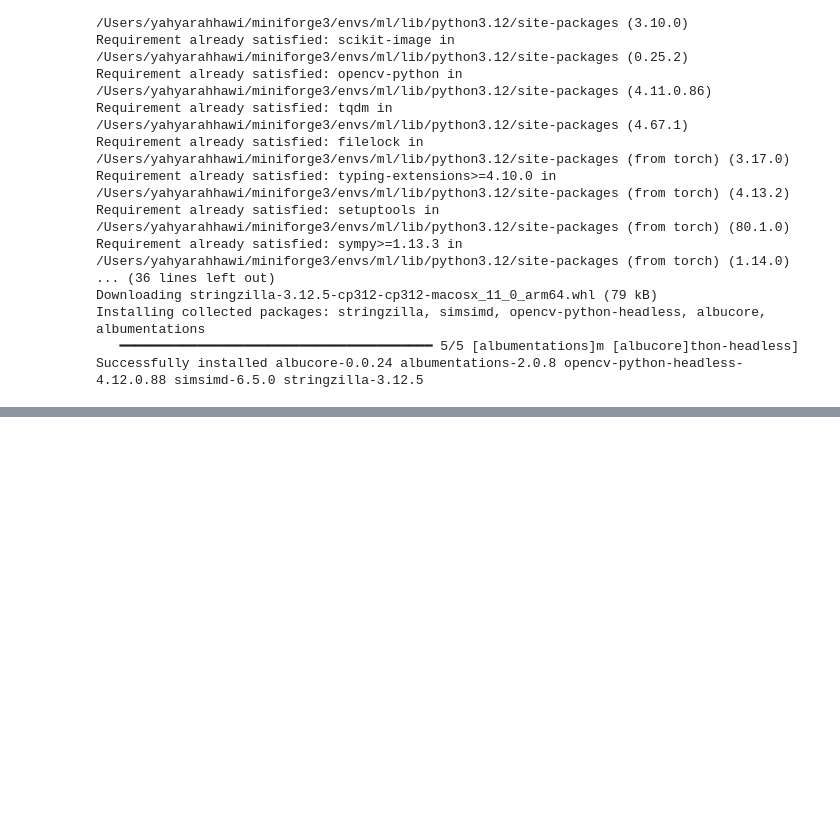
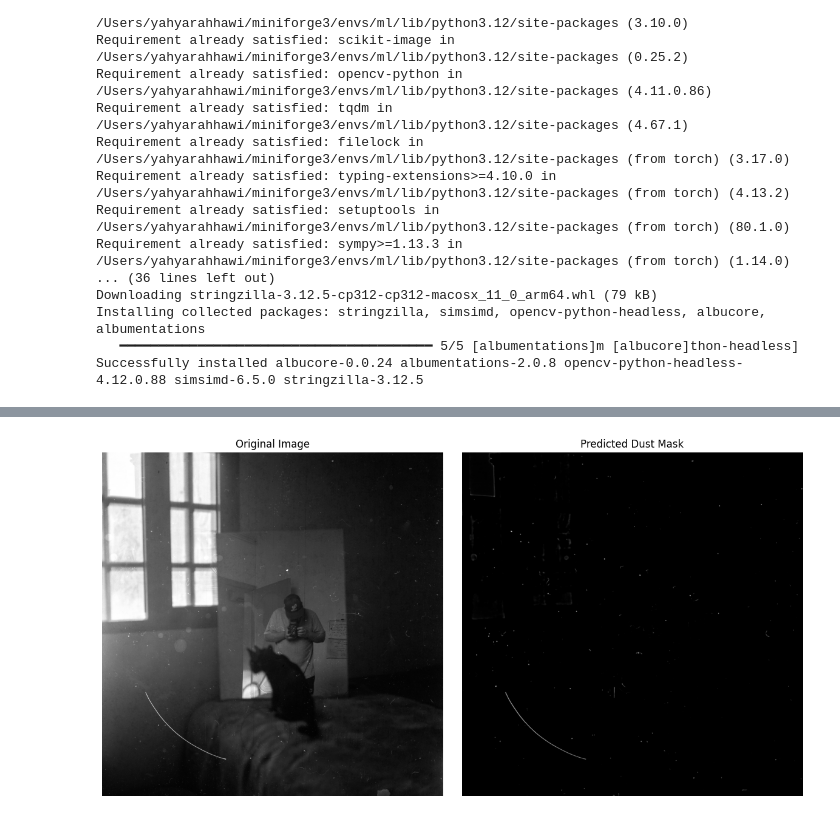
Before and after one commit to yahyarahhawi/Spotless-Film, a Jupyter notebook: main.ipynb, the cells around one changed output, grey strips where cells are left out. Drawn from its saved outputs; the diff is of its cells as text; code cells hidden in the pictures; blank space fills up the shorter version.

```diff
--- a/main.ipynb
+++ b/main.ipynb
@@ -356,0 +520,61 @@ plt.imsave("input_image.png", np.transpose(images[0].numpy(), (1, 2, 0)))
+# %%
+from PIL import Image
+import numpy as np
+import torch
+import matplotlib.pyplot as plt
+from tqdm import tqdm
+
+# --- CONFIG ---
+PATCH_SIZE = 512
+STRIDE = 128  # Overlap of 50% for better edge blending
+device = torch.device("cuda" if torch.cuda.is_available() else "cpu")
+
+# --- Load original image ---
+img_path = "/home/yrahhawi/Dust_Removal_UNET/ik.el_1742160314_3589823361089339939_2300898238.jpg"
+image = Image.open(img_path).convert('L')
+image_np = np.array(image)
+H, W = image_np.shape
+
+# --- Pad image if needed ---
+pad_h = (PATCH_SIZE - H % PATCH_SIZE) % PATCH_SIZE
+pad_w = (PATCH_SIZE - W % PATCH_SIZE) % PATCH_SIZE
+padded = np.pad(image_np, ((0, pad_h), (0, pad_w)), mode='reflect')
+pH, pW = padded.shape
+
+# --- Prepare tensors for stitching ---
+prediction_map = np.zeros((pH, pW), dtype=np.float32)
+count_map = np.zeros((pH, pW), dtype=np.float32)
+
+# --- Run inference in patches ---
+model.eval()
+with torch.no_grad():
+    for y in tqdm(range(0, pH - PATCH_SIZE + 1, STRIDE)):
+        for x in range(0, pW - PATCH_SIZE + 1, STRIDE):
+            patch = padded[y:y+PATCH_SIZE, x:x+PATCH_SIZE]
+            patch_tensor = torch.from_numpy(patch).float().unsqueeze(0).unsqueeze(0) / 255.0
+            patch_tensor = patch_tensor.to(device)
+
+            pred = model(patch_tensor)
+            pred = torch.sigmoid(pred).squeeze().cpu().numpy()
+
+            prediction_map[y:y+PATCH_SIZE, x:x+PATCH_SIZE] += pred
+            count_map[y:y+PATCH_SIZE, x:x+PATCH_SIZE] += 1.0
+
+# --- Normalize stitched output ---
+final_mask = prediction_map / count_map
+final_mask = final_mask[:H, :W]  # Crop back to original size
+
+# --- Display ---
+fig, axes = plt.subplots(1, 2, figsize=(12, 6))
+axes[0].imshow(image_np, cmap='gray')
+axes[0].set_title("Original Image")
+axes[0].axis('off')
+
+axes[1].imshow(final_mask, cmap='gray')
+axes[1].set_title("Predicted Dust Mask")
+axes[1].axis('off')
+
+plt.tight_layout()
+plt.show()
+# %% [output]
+[figure, added]
```
Also changed, not shown: parts of 14 cells of this notebook, 1 other file.
